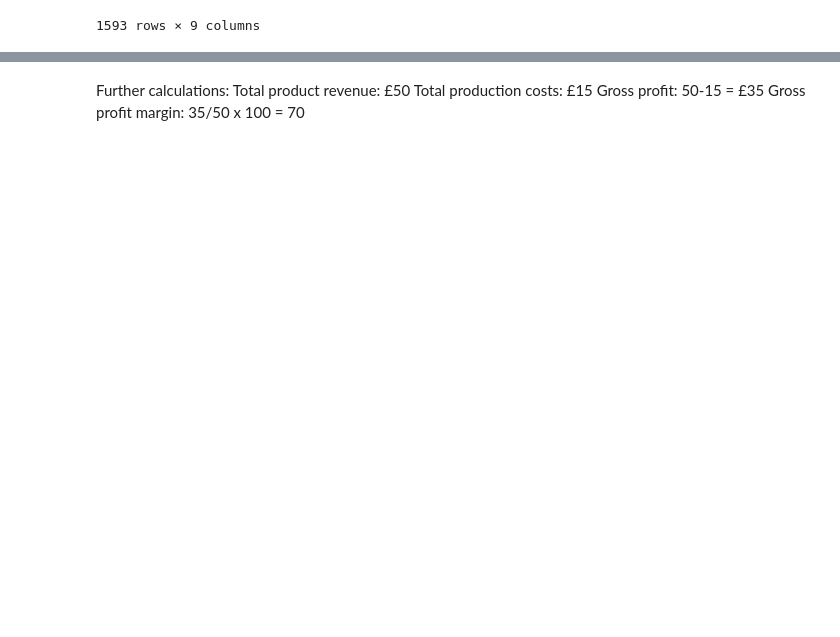
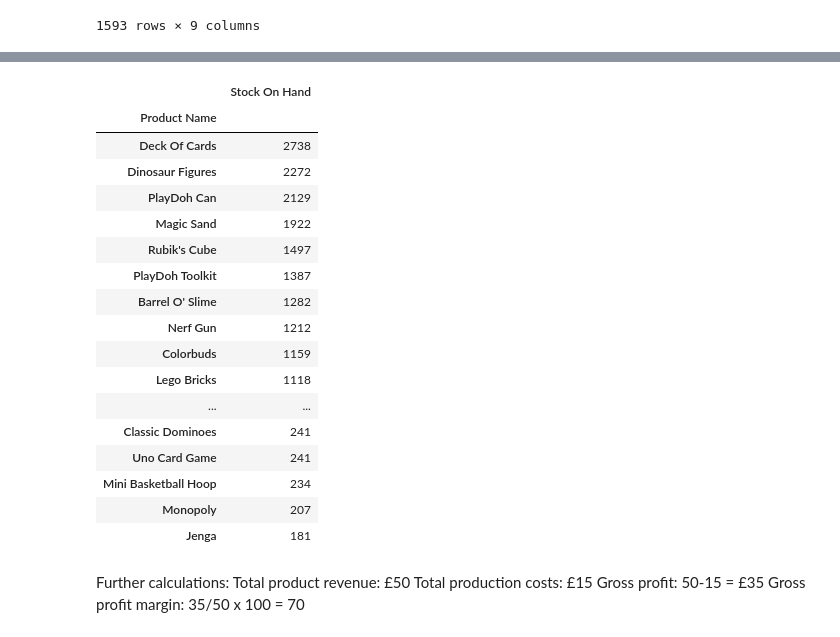
Before and after one commit to Lunczer93/Python_Project_2_Mexico_Toy_Sales, a Jupyter notebook: Python Project 2 Mexico Toy Sales.ipynb, the cells around one changed output, grey strips where cells are left out. Saved outputs shown, nothing was run; the diff lists cells and outputs as text; code cells hidden in the pictures; blank space fills up the shorter version.

```diff
--- a/Python Project 2 Mexico Toy Sales.ipynb
+++ b/Python Project 2 Mexico Toy Sales.ipynb
@@ -77,7 +78,7 @@ Reading file =  D:\My commercial projects\Python\Mexico Toy Sales\Data Dictionar
 # %% [markdown]
 #### transfer .csv to dataframe
 # %%
-dfInventory = pd.read_csv('D:\My commercial projects\Python\Project 2\Mexico Toy Sales\inventory.csv', index_col=0)
+dfInventory = pd.read_csv('D:\My commercial projects\Python\Project 2\Datasets Mexico Toy Sales\inventory.csv', index_col=0)
 
 dfInventory
 # %% [output]
@@ -96,7 +97,7 @@ dfInventory
 | 50 | 35 | 8 |
 1593 rows × 2 columns
 # %%
-dfProducts = pd.read_csv('D:\My commercial projects\Python\Project 2\Mexico Toy Sales\products.csv', index_col=0)
+dfProducts = pd.read_csv('D:\My commercial projects\Python\Project 2\Datasets Mexico Toy Sales\products.csv', index_col=0)
 
 dfProducts
 # %% [output]
@@ -447,0 +578,22 @@ dfMergedLeftStoredAndProductToInventory
+# %%
+n=dfMergedLeftStoredAndProductToInventory.groupby(['Product Name'])['Stock On Hand'].agg("sum").to_frame()
+n.sort_values(by='Stock On Hand', ascending=False)
+# %% [output]
+|  | Stock On Hand |
+| Product Name |  |
+| Deck Of Cards | 2738 |
+| Dinosaur Figures | 2272 |
+| PlayDoh Can | 2129 |
+| Magic Sand | 1922 |
+| Rubik's Cube | 1497 |
+| PlayDoh Toolkit | 1387 |
+| Barrel O' Slime | 1282 |
+| Nerf Gun | 1212 |
+| Colorbuds | 1159 |
+| Lego Bricks | 1118 |
+| ... | ... |
+| Classic Dominoes | 241 |
+| Uno Card Game | 241 |
+| Mini Basketball Hoop | 234 |
+| Monopoly | 207 |
+| Jenga | 181 |
```
Also changed, not shown: parts of 19 cells of this notebook.
